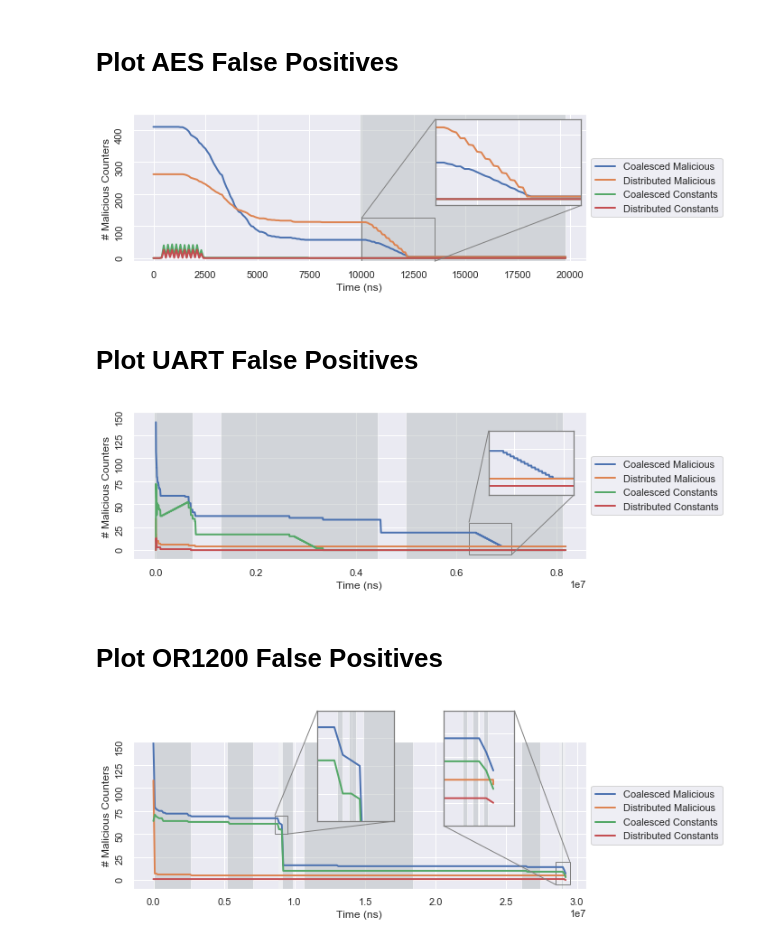
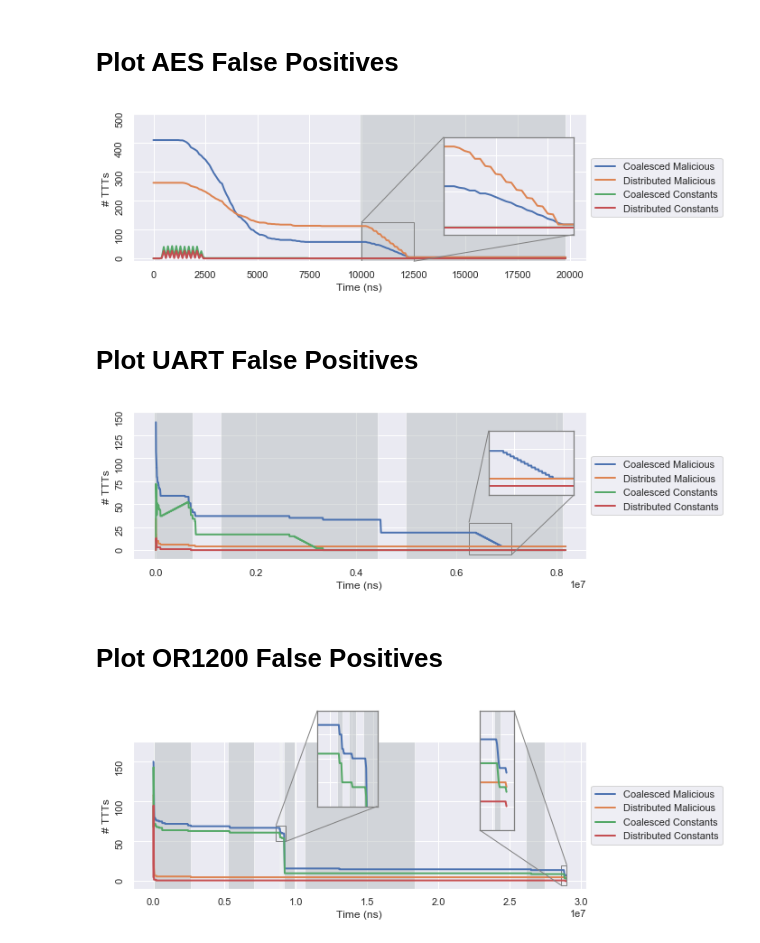
Before and after one commit to timothytrippel/bomberman, a Jupyter notebook: circuits/plots/exp_002_false_positives_multi_plot.ipynb, the cells around one changed output. Saved outputs shown, nothing was run; the diff lists cells and outputs as text; code cells hidden in the pictures.

Commit message:
updated plotting script and or1200 simulation resolution

```diff
--- a/circuits/plots/exp_002_false_positives_multi_plot.ipynb
+++ b/circuits/plots/exp_002_false_positives_multi_plot.ipynb
@@ -161,17 +161,17 @@ fig, ax = plt.subplots(1, 1, figsize=(9, 3))
 # Plot Data
 # sns.lineplot(x="Time", y="Total Malicious Coalesced Cntrs",   data=tjfree_df, ax=ax, linewidth=LINE_WIDTH)
 # sns.lineplot(x="Time", y="Total Malicious Distributed Cntrs", data=tjfree_df, ax=ax, linewidth=LINE_WIDTH)
-sns.lineplot(x="Time", y="Total Malicious Coalesced Cntrs",   data=mal_df,    ax=ax, linewidth=LINE_WIDTH)
-sns.lineplot(x="Time", y="Total Malicious Distributed Cntrs", data=mal_df,    ax=ax, linewidth=LINE_WIDTH)
+sns.lineplot(x="Time", y="Total Malicious Coalesced TTTs",   data=mal_df,    ax=ax, linewidth=LINE_WIDTH)
+sns.lineplot(x="Time", y="Total Malicious Distributed TTTs", data=mal_df,    ax=ax, linewidth=LINE_WIDTH)
 sns.lineplot(x="Time", y="Coalesced Constants",               data=tjfree_df, ax=ax, linewidth=LINE_WIDTH)
 sns.lineplot(x="Time", y="Distributed Constants",             data=tjfree_df, ax=ax, linewidth=LINE_WIDTH)
 
 # Format Plot in Pane 1
 # ax.set_xlim(x_lim)
 # ax.set_ylim(450)
-ax.set_ylim(-10, 450)
+ax.set_ylim(-10, 500)
 ax.set_xlabel('Time (ns)')
-ax.set_ylabel('# Malicious Counters')
+ax.set_ylabel('# TTTs')
 for tick in ax.get_yticklabels():
     tick.set_rotation(90)
 
@@ -186,18 +186,18 @@ for i in range(1, len(aes_epochs[0:-1])):
     next_x_coord = aes_epochs[i+1]
 #     plt.axvline(x=(x_coord-50000), color='0.1', linestyle='--', alpha=.5)
     if shade:
-        ax.fill_between([x_coord, next_x_coord], -10, 450, facecolor='#bac0c2', alpha=0.5)
+        ax.fill_between([x_coord, next_x_coord], -10, 500, facecolor='#bac0c2', alpha=0.5)
     shade = not shade
 
 # Create Zoom-in Inset
-axins = zoomed_inset_axes(ax, 2, loc=1) # zoom = 2
-sns.lineplot(x="Time", y="Total Malicious Coalesced Cntrs",   data=mal_df,    ax=axins, linewidth=LINE_WIDTH)
-sns.lineplot(x="Time", y="Total Malicious Distributed Cntrs", data=mal_df,    ax=axins, linewidth=LINE_WIDTH)
+axins = zoomed_inset_axes(ax, 2.5, loc=1, bbox_to_anchor=(575, 170)) # zoom = 2
+sns.lineplot(x="Time", y="Total Malicious Coalesced TTTs",   data=mal_df,    ax=axins, linewidth=LINE_WIDTH)
+sns.lineplot(x="Time", y="Total Malicious Distributed TTTs", data=mal_df,    ax=axins, linewidth=LINE_WIDTH)
 sns.lineplot(x="Time", y="Coalesced Constants",               data=tjfree_df, ax=axins, linewidth=LINE_WIDTH)
 sns.lineplot(x="Time", y="Distributed Constants",             data=tjfree_df, ax=axins, linewidth=LINE_WIDTH)
 
 # Format Inset
-x1, x2, y1, y2 = 10000, 13500, -10, 125
+x1, x2, y1, y2 = 10000, 12500, -10, 125
 axins.set_xlim(x1, x2)
 axins.set_ylim(y1, y2)
 axins.set_frame_on(True)
@@ -206,34 +206,34 @@ axins.set_ylabel('')
 plt.xticks(visible=False)
 plt.yticks(visible=False)
 mark_inset(ax, axins, loc1=2, loc2=4, fc="none", ec="0.5")
 plt.setp(axins.spines.values(), color='0.5')
 plt.setp([axins.get_xticklines(), axins.get_yticklines()], color='0.5')
 
 # Create Legend
 legend_labels = ['Coalesced Malicious','Distributed Malicious','Coalesced Constants','Distributed Constants']
 ax.legend(legend_labels, loc='center left', bbox_to_anchor=(1, 0.5))
 # ax.legend(legend_labels, loc='upper center', bbox_to_anchor=(0.35, 1))
 
 # Save as PDF
 if AES_SAVE_AS_PDF:
     plt.savefig(AES_PDF_FILENAME, format='pdf', bbox_inches='tight', transparent=False)
 
 # plot_counter_fps(tjfree_aes_data_dir, \
 #                  mal_aes_data_dir, \
 #                  aes_epochs, \
 #                  aes_y_lims, \
 #                  AES_PDF_FILENAME, \
 #                  AES_SAVE_AS_PDF)
 
 # plot_counter_fps_detail(tjfree_aes_data_dir, \
 #                         mal_aes_data_dir, \
 #                         aes_epochs, \
 #                         (-10, 150), \
 #                         (-10000, 8179060), \
 #                         AES_PDF_FILENAME, \
 #                         AES_SAVE_AS_PDF)
 # %% [output]
-[figure, old version]
+[figure, new version]
 # %% [markdown]
 # Plot UART False Positives
 # %%
@@ -266,8 +266,8 @@ fig, ax = plt.subplots(1, 1, figsize=(9, 3))
 # Plot Data
 # sns.lineplot(x="Time", y="Total Malicious Coalesced Cntrs",   data=tjfree_df, ax=ax, linewidth=LINE_WIDTH)
 # sns.lineplot(x="Time", y="Total Malicious Distributed Cntrs", data=tjfree_df, ax=ax, linewidth=LINE_WIDTH)
-sns.lineplot(x="Time", y="Total Malicious Coalesced Cntrs",   data=mal_df,    ax=ax, linewidth=LINE_WIDTH)
-sns.lineplot(x="Time", y="Total Malicious Distributed Cntrs", data=mal_df,    ax=ax, linewidth=LINE_WIDTH)
+sns.lineplot(x="Time", y="Total Malicious Coalesced TTTs",   data=mal_df,    ax=ax, linewidth=LINE_WIDTH)
+sns.lineplot(x="Time", y="Total Malicious Distributed TTTs", data=mal_df,    ax=ax, linewidth=LINE_WIDTH)
 sns.lineplot(x="Time", y="Coalesced Constants",               data=tjfree_df, ax=ax, linewidth=LINE_WIDTH)
 sns.lineplot(x="Time", y="Distributed Constants",             data=tjfree_df, ax=ax, linewidth=LINE_WIDTH)
 
@@ -275,7 +275,7 @@ sns.lineplot(x="Time", y="Distributed Constants",             data=tjfree_df, ax
 # ax.set_xlim(x_lim)
 ax.set_ylim(-10, 150)
 ax.set_xlabel('Time (ns)')
-ax.set_ylabel('# Malicious Counters')
+ax.set_ylabel('# TTTs')
 for tick in ax.get_yticklabels():
     tick.set_rotation(90)
 
@@ -292,8 +292,8 @@ for i in range(0, len(uart_epochs[0:-1])):
 # Create Zoom-in Inset
 axins = zoomed_inset_axes(ax, 2, loc=1, bbox_to_anchor=(575, 175)) # zoom = 2
 # axins = inset_axes(ax, 1, 1.2, loc=2, bbox_to_anchor=(0.3, 0.85), bbox_transform=ax.figure.transFigure) # no zoom
-sns.lineplot(x="Time", y="Total Malicious Coalesced Cntrs",   data=mal_df,    ax=axins, linewidth=LINE_WIDTH)
-sns.lineplot(x="Time", y="Total Malicious Distributed Cntrs", data=mal_df,    ax=axins, linewidth=LINE_WIDTH)
+sns.lineplot(x="Time", y="Total Malicious Coalesced TTTs",   data=mal_df,    ax=axins, linewidth=LINE_WIDTH)
+sns.lineplot(x="Time", y="Total Malicious Distributed TTTs", data=mal_df,    ax=axins, linewidth=LINE_WIDTH)
 sns.lineplot(x="Time", y="Coalesced Constants",               data=tjfree_df, ax=axins, linewidth=LINE_WIDTH)
 sns.lineplot(x="Time", y="Distributed Constants",             data=tjfree_df, ax=axins, linewidth=LINE_WIDTH)
 
@@ -320,14 +320,14 @@ ax.legend(legend_labels, loc='center left', bbox_to_anchor=(1, 0.5))
 if UART_SAVE_AS_PDF:
     plt.savefig(UART_PDF_FILENAME, format='pdf', bbox_inches='tight', transparent=False)
 # %% [output]
-[figure, old version]
+[figure, new version]
 # %% [markdown]
 # Plot OR1200 False Positives
 # %%
 # Load Data
 tjfree_df     = load_data_df_wf(tjfree_or1200_data_dir)
 mal_df        = load_data_df_wf(mal_or1200_data_dir)
-or1200_epochs = [0,2620900,5241700,7035700,8829700,8898100,8966500,9051700,9136900,9882700,10628500,18361300, 26094100,27429100,28764100,28835900,28907700,28981500,29055300,29127300,29199300]
+or1200_epochs = [0,2620900,5241700,7035700,8829700,8898100,8966500,9051700,9136900,9882700,10628500,18361300, 26094100,27429100,28764100,28836100,28908100]
 or1200_y_lims = [450, 450, 450, 450, 450, 450]
 
 # Plot Data
@@ -337,16 +337,16 @@ fig, ax = plt.subplots(1, 1, figsize=(9, 3))
 # Plot Data
 # sns.lineplot(x="Time", y="Total Malicious Coalesced Cntrs",   data=tjfree_df, ax=ax, linewidth=LINE_WIDTH)
 # sns.lineplot(x="Time", y="Total Malicious Distributed Cntrs", data=tjfree_df, ax=ax, linewidth=LINE_WIDTH)
-sns.lineplot(x="Time", y="Total Malicious Coalesced Cntrs",   data=mal_df,    ax=ax, linewidth=LINE_WIDTH)
-sns.lineplot(x="Time", y="Total Malicious Distributed Cntrs", data=mal_df,    ax=ax, linewidth=LINE_WIDTH)
-sns.lineplot(x="Time", y="Coalesced Constants",               data=tjfree_df, ax=ax, linewidth=LINE_WIDTH)
-sns.lineplot(x="Time", y="Distributed Constants",             data=tjfree_df, ax=ax, linewidth=LINE_WIDTH)
+sns.lineplot(x="Time", y="Total Malicious Coalesced TTTs",   data=mal_df,    ax=ax, linewidth=LINE_WIDTH)
+sns.lineplot(x="Time", y="Total Malicious Distributed TTTs", data=mal_df,    ax=ax, linewidth=LINE_WIDTH)
+sns.lineplot(x="Time", y="Coalesced Constants",               data=mal_df, ax=ax, linewidth=LINE_WIDTH)
+sns.lineplot(x="Time", y="Distributed Constants",             data=mal_df, ax=ax, linewidth=LINE_WIDTH)
 
 # Format Plot
 # ax.set_xlim(x_lim)
-ax.set_ylim(-10, 150)
+ax.set_ylim(-10, 175)
 ax.set_xlabel('Time (ns)')
-ax.set_ylabel('# Malicious Counters')
+ax.set_ylabel('# TTTs')
 for tick in ax.get_yticklabels():
     tick.set_rotation(90)
 
@@ -357,17 +357,17 @@ for i in range(0, len(or1200_epochs[0:-1])):
     next_x_coord = or1200_epochs[i+1]
 #     plt.axvline(x=(x_coord), color='0.1', linestyle='--', alpha=.5)
     if shade:
-        ax.fill_between([x_coord, next_x_coord], -10, 150, facecolor='#bac0c2', alpha=0.5)
+        ax.fill_between([x_coord, next_x_coord], -10, 175, facecolor='#bac0c2', alpha=0.5)
     shade = not shade
 
 # ============================================================================================================
 # Create Zoom-in Inset 1
 axins = zoomed_inset_axes(ax, 6, loc=2, bbox_to_anchor=(280, 230)) # zoom = 2
 # axins = inset_axes(ax, 1, 1.2, loc=2, bbox_to_anchor=(0.3, 0.85), bbox_transform=ax.figure.transFigure) # no zoom
-sns.lineplot(x="Time", y="Total Malicious Coalesced Cntrs",   data=mal_df,    ax=axins, linewidth=LINE_WIDTH)
-sns.lineplot(x="Time", y="Total Malicious Distributed Cntrs", data=mal_df,    ax=axins, linewidth=LINE_WIDTH)
-sns.lineplot(x="Time", y="Coalesced Constants",               data=tjfree_df, ax=axins, linewidth=LINE_WIDTH)
-sns.lineplot(x="Time", y="Distributed Constants",             data=tjfree_df, ax=axins, linewidth=LINE_WIDTH)
+sns.lineplot(x="Time", y="Total Malicious Coalesced TTTs",   data=mal_df,    ax=axins, linewidth=LINE_WIDTH)
+sns.lineplot(x="Time", y="Total Malicious Distributed TTTs", data=mal_df,    ax=axins, linewidth=LINE_WIDTH)
+sns.lineplot(x="Time", y="Coalesced Constants",               data=mal_df, ax=axins, linewidth=LINE_WIDTH)
+sns.lineplot(x="Time", y="Distributed Constants",             data=mal_df, ax=axins, linewidth=LINE_WIDTH)
 
 # Add Line Separators
 shade = True
@@ -376,11 +376,11 @@ for i in range(0, len(or1200_epochs[0:-1])):
     next_x_coord = or1200_epochs[i+1]
 #     plt.axvline(x=(x_coord), color='0.1', linestyle='--', alpha=.5)
     if shade:
-        axins.fill_between([x_coord, next_x_coord], -10, 150, facecolor='#bac0c2', alpha=0.5)
+        axins.fill_between([x_coord, next_x_coord], -10, 175, facecolor='#bac0c2', alpha=0.5)
     shade = not shade
 
 # Format Inset
-x1, x2, y1, y2 = 8600000, 9500000, 50, 70
+x1, x2, y1, y2 = 8600000, 9300000, 50, 70
 axins.set_xlim(x1, x2)
 axins.set_ylim(y1, y2)
 axins.set_frame_on(True)
@@ -394,11 +394,11 @@ plt.setp([axins.get_xticklines(), axins.get_yticklines()], color='0.5')
 
 # ============================================================================================================
 # Create Zoom-in Inset 2
-axins2 = zoomed_inset_axes(ax, 5, loc=2, bbox_to_anchor=(420, 230)) # zoom = 5
-sns.lineplot(x="Time", y="Total Malicious Coalesced Cntrs",   data=mal_df,    ax=axins2, linewidth=LINE_WIDTH)
-sns.lineplot(x="Time", y="Total Malicious Distributed Cntrs", data=mal_df,    ax=axins2, linewidth=LINE_WIDTH)
-sns.lineplot(x="Time", y="Coalesced Constants",               data=tjfree_df, ax=axins2, linewidth=LINE_WIDTH)
-sns.lineplot(x="Time", y="Distributed Constants",             data=tjfree_df, ax=axins2, linewidth=LINE_WIDTH)
+axins2 = zoomed_inset_axes(ax, 6, loc=2, bbox_to_anchor=(460, 230)) # zoom = 5
+sns.lineplot(x="Time", y="Total Malicious Coalesced TTTs",   data=mal_df,    ax=axins2, linewidth=LINE_WIDTH)
+sns.lineplot(x="Time", y="Total Malicious Distributed TTTs", data=mal_df,    ax=axins2, linewidth=LINE_WIDTH)
+sns.lineplot(x="Time", y="Coalesced Constants",               data=mal_df, ax=axins2, linewidth=LINE_WIDTH)
+sns.lineplot(x="Time", y="Distributed Constants",             data=mal_df, ax=axins2, linewidth=LINE_WIDTH)
 
 # Add Line Separators
 shade = True
@@ -407,11 +407,11 @@ for i in range(0, len(or1200_epochs[0:-1])):
     next_x_coord = or1200_epochs[i+1]
 #     plt.axvline(x=(x_coord), color='0.1', linestyle='--', alpha=.5)
     if shade:
-        axins2.fill_between([x_coord, next_x_coord], -10, 150, facecolor='#bac0c2', alpha=0.5)
+        axins2.fill_between([x_coord, next_x_coord], -10, 175, facecolor='#bac0c2', alpha=0.5)
     shade = not shade
 
 # Format Inset
-x1, x2, y1, y2 = 28500000, 29500000, -5, 20
+x1, x2, y1, y2 = 28600000, 29000000, -5, 20
 axins2.set_xlim(x1, x2)
 axins2.set_ylim(y1, y2)
 axins2.set_frame_on(True)
@@ -434,4 +434,4 @@ ax.legend(legend_labels, loc='center left', bbox_to_anchor=(1, 0.5))
 if OR1200_SAVE_AS_PDF:
     plt.savefig(OR1200_PDF_FILENAME, format='pdf', bbox_inches='tight', transparent=False)
 # %% [output]
-[figure, old version]
+[figure, new version]
```
Also changed, not shown: parts of 1 cell of this notebook, 3 other files.
